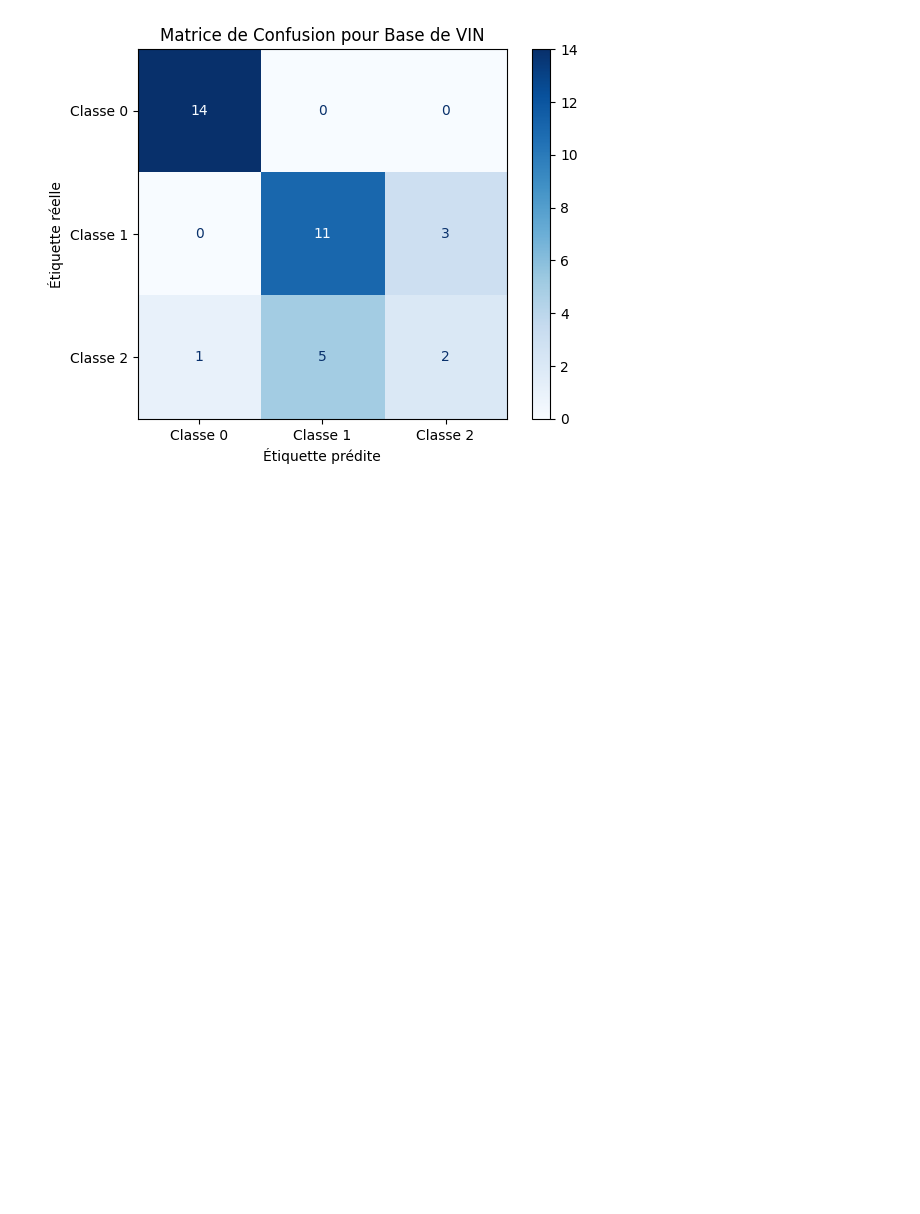
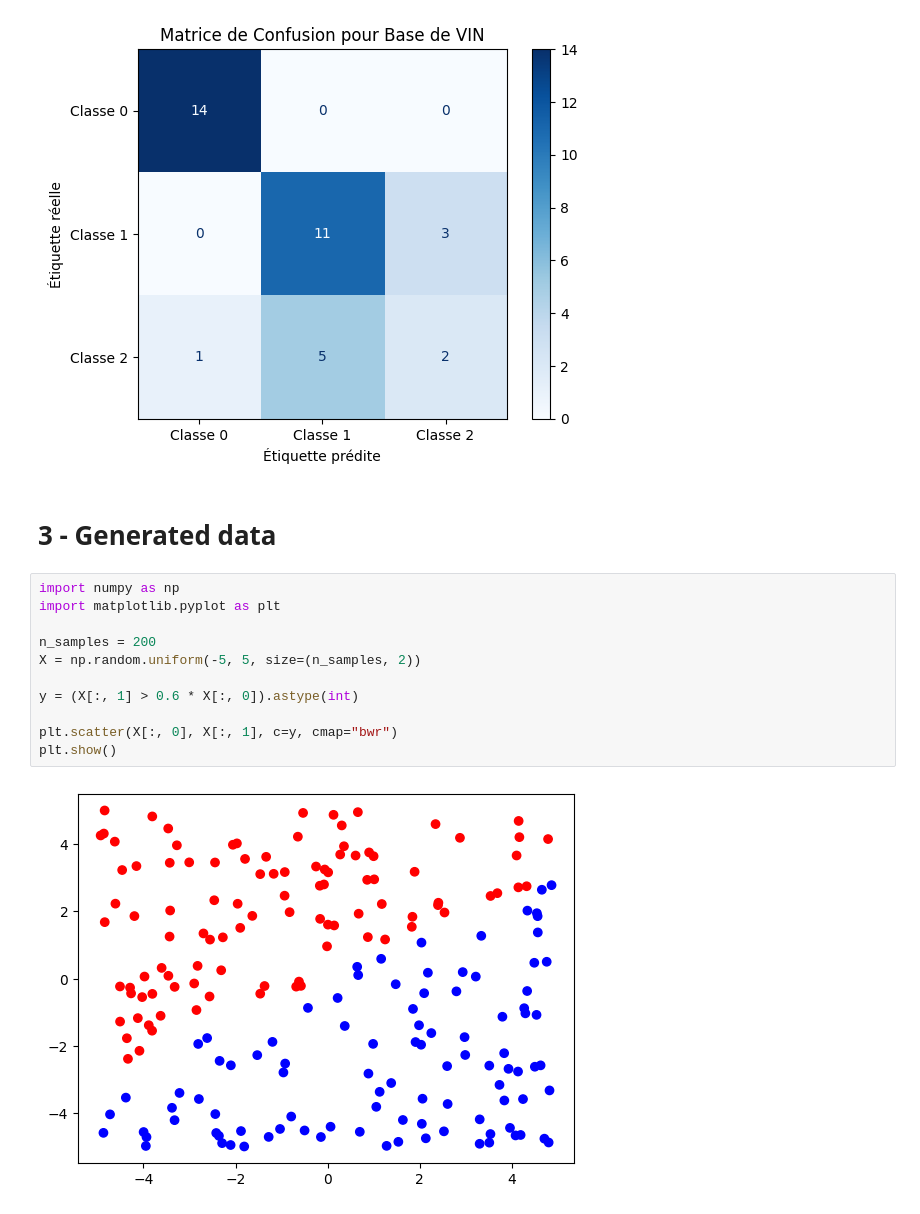
Before and after one commit to xuanuyenvu/rbf-neural-network, a Jupyter notebook: main.ipynb, the cells around one changed output. Drawn from its saved outputs; the diff is of its cells as text; blank space fills up the shorter version.

```diff
--- a/main.ipynb
+++ b/main.ipynb
@@ -266,3 +263,18 @@ experiment_wine.plot_roc_multiclass()
 experiment_wine.plot_confusion_matrix()
 # %% [output]
 [figure]
+# %% [markdown]
+# 3 - Generated data
+# %%
+import numpy as np
+import matplotlib.pyplot as plt
+
+n_samples = 200
+X = np.random.uniform(-5, 5, size=(n_samples, 2))
+
+y = (X[:, 1] > 0.6 * X[:, 0]).astype(int)
+
+plt.scatter(X[:, 0], X[:, 1], c=y, cmap="bwr")
+plt.show()
+# %% [output]
+[figure, added]
```
Also changed, not shown: parts of 13 cells of this notebook.
